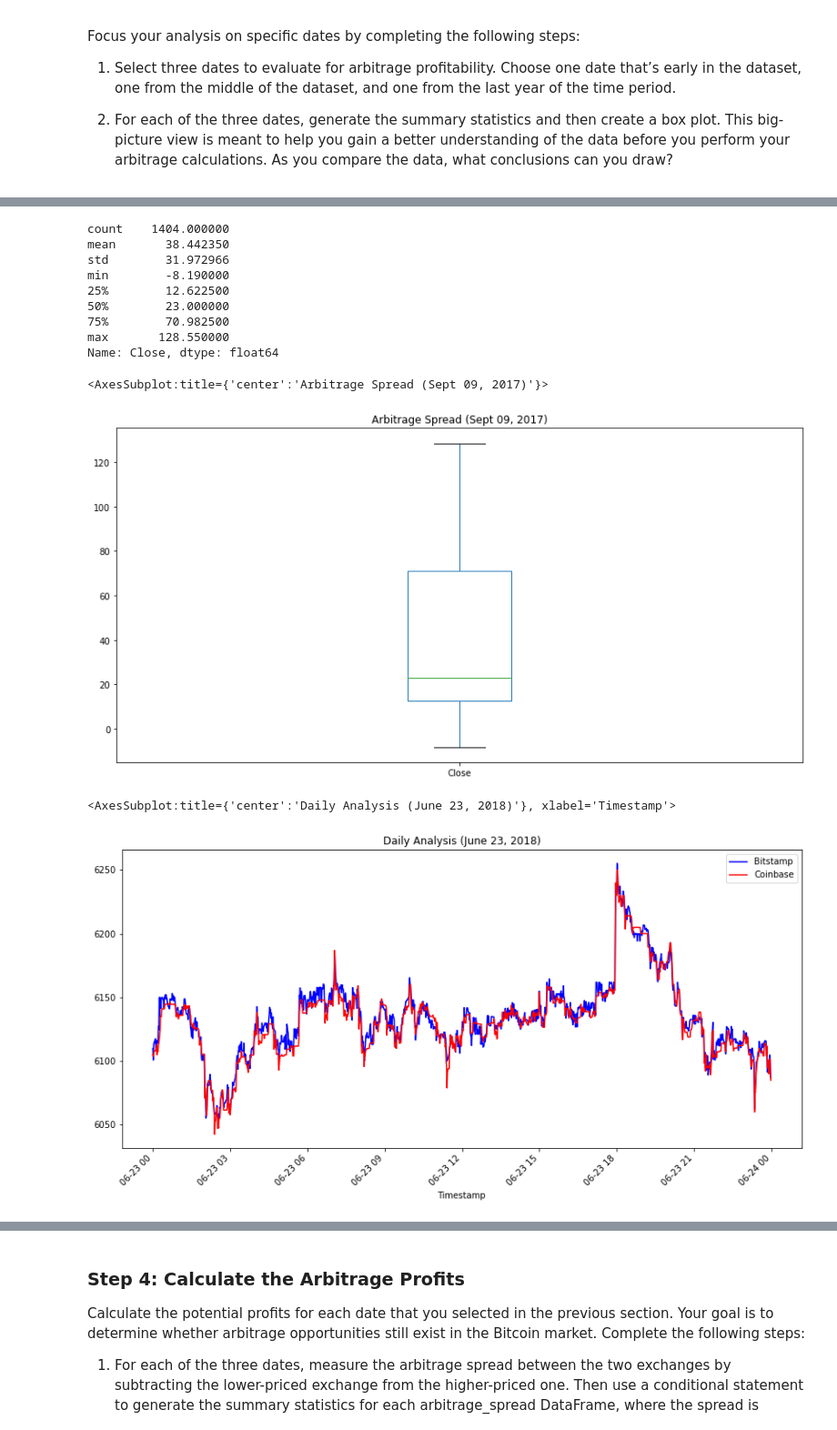
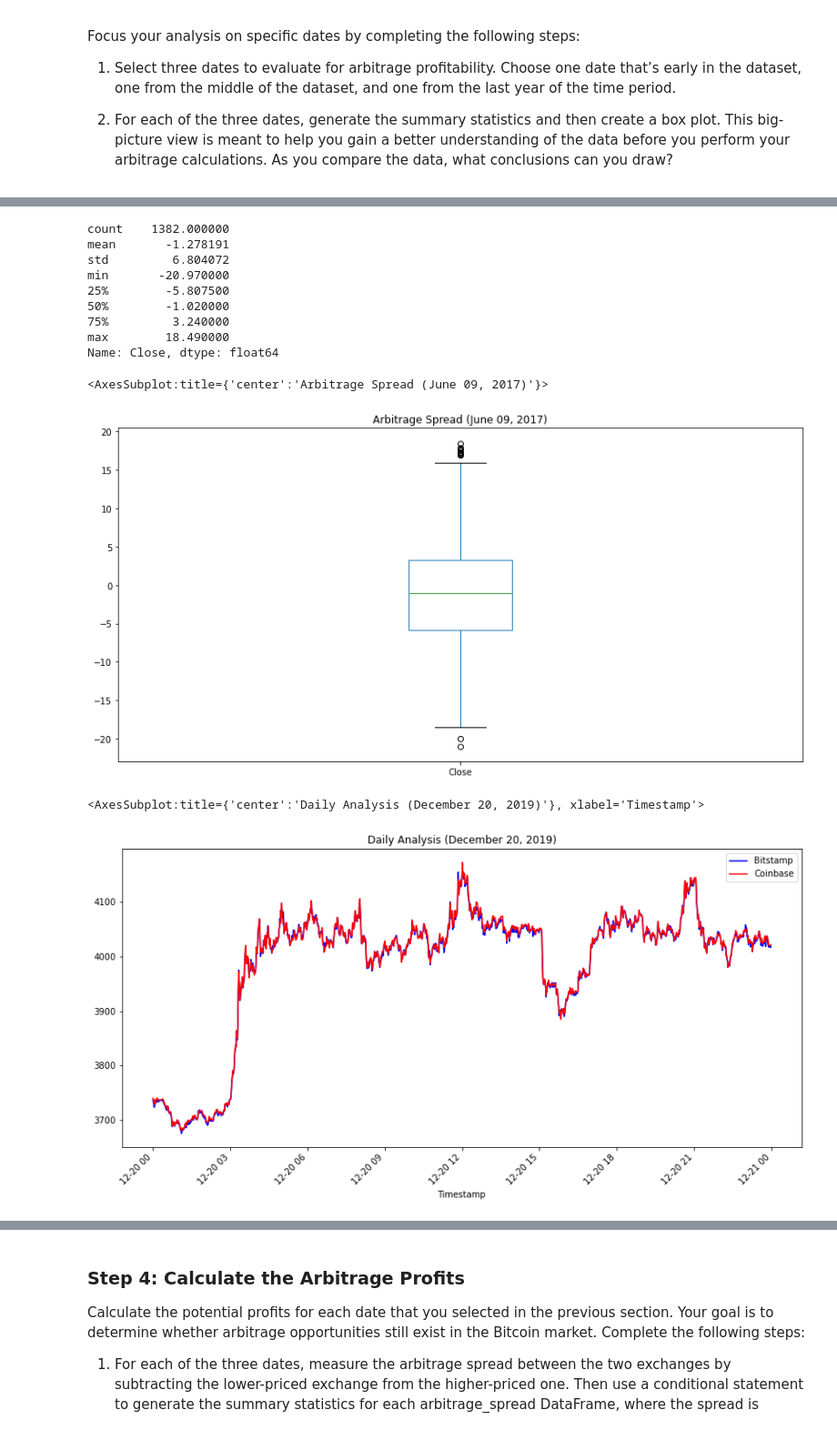
Before and after one commit to coronado212/bitcoin_arbitrage_analysis_3, a Jupyter notebook: crypto_arbitrage.ipynb, the cells around one changed output, grey strips where cells are left out. Shown at 91% size. Drawn from its saved outputs; the diff is of its cells as text; code cells hidden in the pictures.

```diff
--- a/crypto_arbitrage.ipynb
+++ b/crypto_arbitrage.ipynb
@@ -409,37 +410,37 @@ coinbase_sliced.loc['2017-09-09'].plot(legend=True, figsize=(14, 7), rot=45, col
 # %%
 # Using the date form the middle that you have selected, calculate the arbitrage spread
 # by subtracting the bitstamp lower closing prices from the coinbase higher closing prices
-bitstamp_closing_middle = bitstamp_sliced.loc['2017-09-09']
-coinbase_closing_middle = coinbase_sliced.loc['2017-09-09']
+bitstamp_closing_middle = bitstamp_sliced.loc['2017-06-09']
+coinbase_closing_middle = coinbase_sliced.loc['2017-06-09']
 arbitrage_spread_middle = coinbase_closing_middle - bitstamp_closing_middle
 
 # Generate summary statistics for the early DataFrame
 arbitrage_spread_middle.describe()
 # %% [output]
-count    1404.000000
-mean       38.442350
-std        31.972966
-min        -8.190000
-25%        12.622500
-50%        23.000000
-75%        70.982500
-max       128.550000
+count    1382.000000
+mean       -1.278191
+std         6.804072
+min       -20.970000
+25%        -5.807500
+50%        -1.020000
+75%         3.240000
+max        18.490000
 Name: Close, dtype: float64
 # %%
 # Visualize the arbitrage spread from the middle of the dataset in a box plot
 # Be sure to include at least a title with your plot
-arbitrage_spread_middle.plot(kind="box", title="Arbitrage Spread (Sept 09, 2017)", figsize=(14,7))
+arbitrage_spread_middle.plot(kind="box", title="Arbitrage Spread (June 09, 2017)", figsize=(14,7))
 # %% [output]
-<AxesSubplot:title={'center':'Arbitrage Spread (Sept 09, 2017)'}>
+<AxesSubplot:title={'center':'Arbitrage Spread (June 09, 2017)'}>
-[figure, old version]
+[figure, new version]
 # %%
 # Create an overlay plot that visualizes the two dataframes over a period of one day from late in the dataset
 # Be sure that the plots include the parameters `legend`, `figsize`, `title`, `color` and `label`
-bitstamp_sliced.loc['2018-06-23'].plot(legend=True, figsize=(14, 7), rot=45, title="Daily Analysis (June 23, 2018)", color="blue", label="Bitstamp")
-coinbase_sliced.loc['2018-06-23'].plot(legend=True, figsize=(14, 7), rot=45, color="red", label="Coinbase")
+bitstamp_sliced.loc['2018-12-20'].plot(legend=True, figsize=(14, 7), rot=45, title="Daily Analysis (December 20, 2019)", color="blue", label="Bitstamp")
+coinbase_sliced.loc['2018-12-20'].plot(legend=True, figsize=(14, 7), rot=45, color="red", label="Coinbase")
 # %% [output]
-<AxesSubplot:title={'center':'Daily Analysis (June 23, 2018)'}, xlabel='Timestamp'>
+<AxesSubplot:title={'center':'Daily Analysis (December 20, 2019)'}, xlabel='Timestamp'>
-[figure, old version]
+[figure, new version]
 # %%
 # Using the date from late in the dataset that you have selected, calculate the arbitrage spread
 # by subtracting the bitstamp lower closing prices from the coinbase higher closing prices
```
Also changed, not shown: parts of 39 cells of this notebook.
